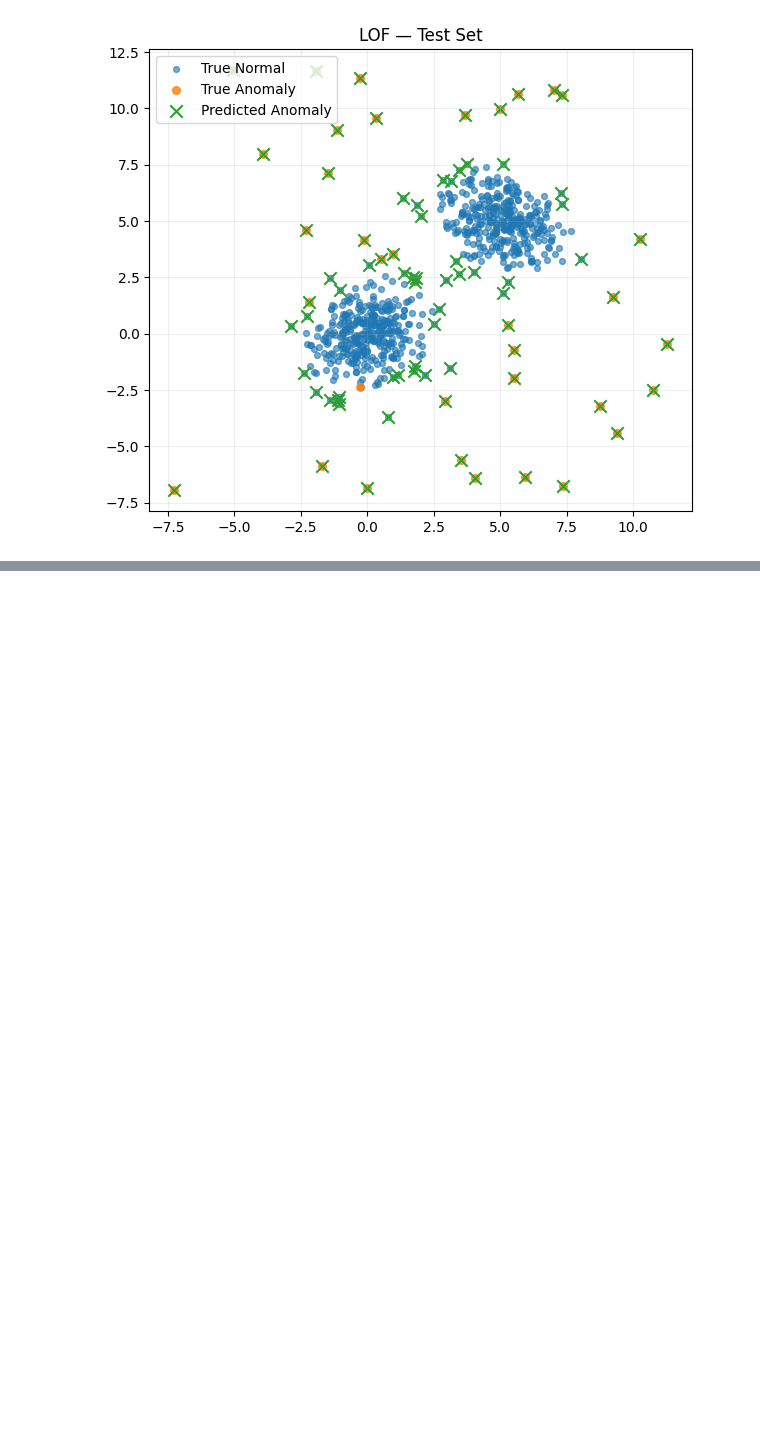
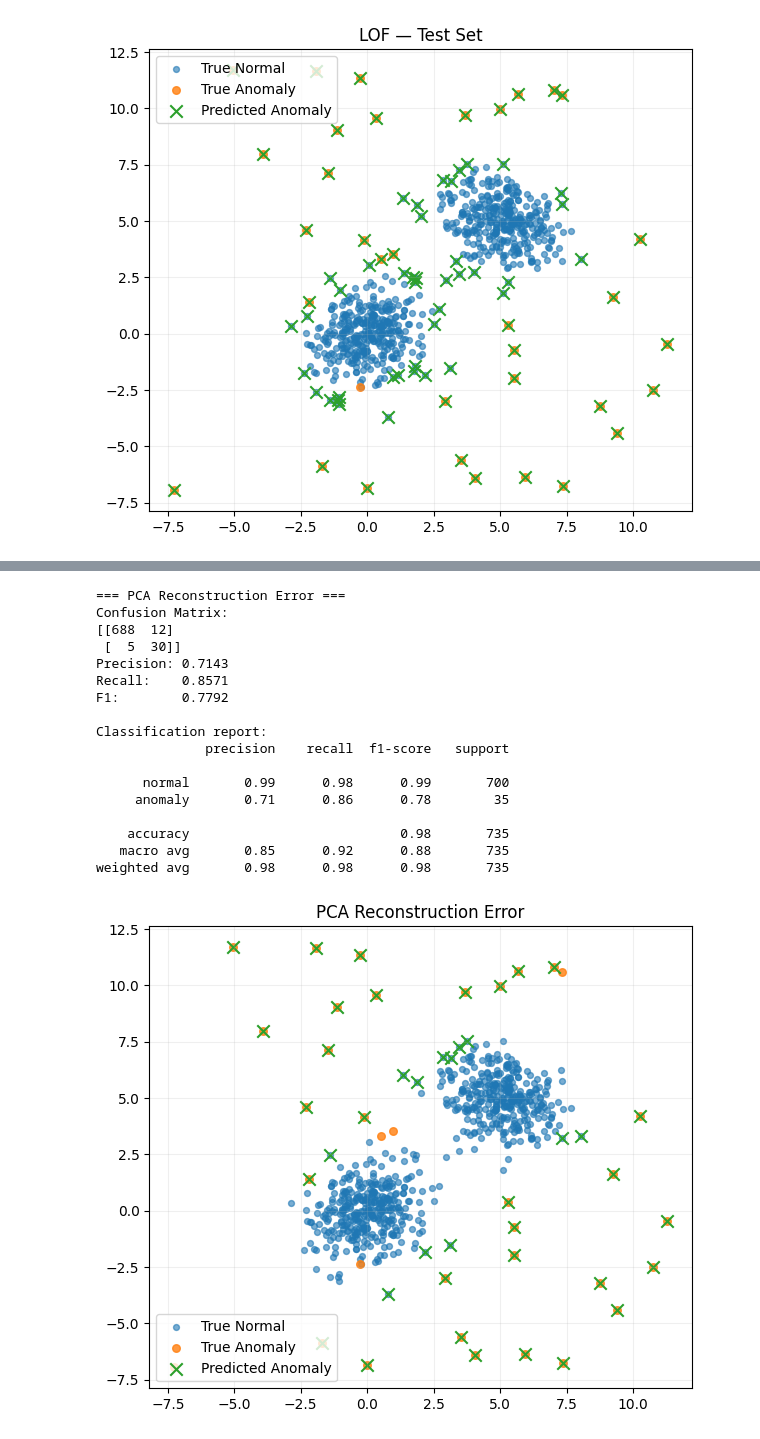
Before and after one commit to baldzhiyski/data-science-machine-learning-training, a Jupyter notebook: scikit-learn-course/unsupervised-learning/anomaly-detection.ipynb, the cells around one changed output, grey strips where cells are left out. Saved outputs shown, nothing was run; the diff lists cells and outputs as text; code cells hidden in the pictures; blank space fills up the shorter version.

```diff
--- a/scikit-learn-course/unsupervised-learning/anomaly-detection.ipynb
+++ b/scikit-learn-course/unsupervised-learning/anomaly-detection.ipynb
@@ -490,0 +515,62 @@ weighted avg       0.97      0.94      0.95       735
+# %%
+# Create PCA model:
+# n_components=1 -> keep only 1 principal component (a low-dimensional normal subspace)
+pca = PCA(n_components=1, random_state=42)
+
+# Fit PCA ONLY on normal samples (label 0):
+# This prevents anomalies from shifting the learned principal direction(s).
+pca.fit(X_train_scaled[y_train == 0])
+
+# ----- Test reconstruction -----
+# Project test points into PCA space (dimension reduction) ...
+X_test_pca = pca.transform(X_test_scaled)
+
+# ... then reconstruct back to original space (approximation of original points)
+X_test_recon = pca.inverse_transform(X_test_pca)
+
+# Reconstruction error per test sample:
+# Mean Squared Error across features -> anomaly score (higher = more anomalous)
+recon_err = np.mean((X_test_scaled - X_test_recon) ** 2, axis=1)
+
+# ----- Train reconstruction (for threshold setting) -----
+# Reconstruct training points as well to get "normal-ish" error distribution
+X_train_pca = pca.transform(X_train_scaled)
+X_train_recon = pca.inverse_transform(X_train_pca)
+
+# Reconstruction error per train sample
+train_err = np.mean((X_train_scaled - X_train_recon) ** 2, axis=1)
+
+# ----- Threshold selection -----
+# Pick a cutoff such that roughly 'contamination' fraction are above the threshold.
+# Here y_train.mean() is the anomaly rate (since y is 0/1).
+thresh = pick_threshold_from_scores(train_err, contamination=y_train.mean())
+
+# ----- Prediction -----
+# Predict anomaly (1) if reconstruction error is above threshold, else normal (0)
+y_pred = (recon_err >= thresh).astype(int)
+
+# ----- Evaluation + visualization -----
+# Evaluate classification quality (precision/recall/F1, confusion matrix, etc.)
+evaluate_binary(y_test, y_pred, title="PCA Reconstruction Error")
+
+# Plot results in original 2D space (often shows points flagged as anomalies)
+plot_2d_results(X_test, y_test, y_pred, title="PCA Reconstruction Error")
+# %% [output]
+=== PCA Reconstruction Error ===
+Confusion Matrix:
+[[688  12]
+ [  5  30]]
+Precision: 0.7143
+Recall:    0.8571
+F1:        0.7792
+
+Classification report:
+              precision    recall  f1-score   support
+
+      normal       0.99      0.98      0.99       700
+     anomaly       0.71      0.86      0.78        35
+
+    accuracy                           0.98       735
+   macro avg       0.85      0.92      0.88       735
+weighted avg       0.98      0.98      0.98       735
+[figure, added]
```
Also changed, not shown: parts of 3 cells of this notebook.
